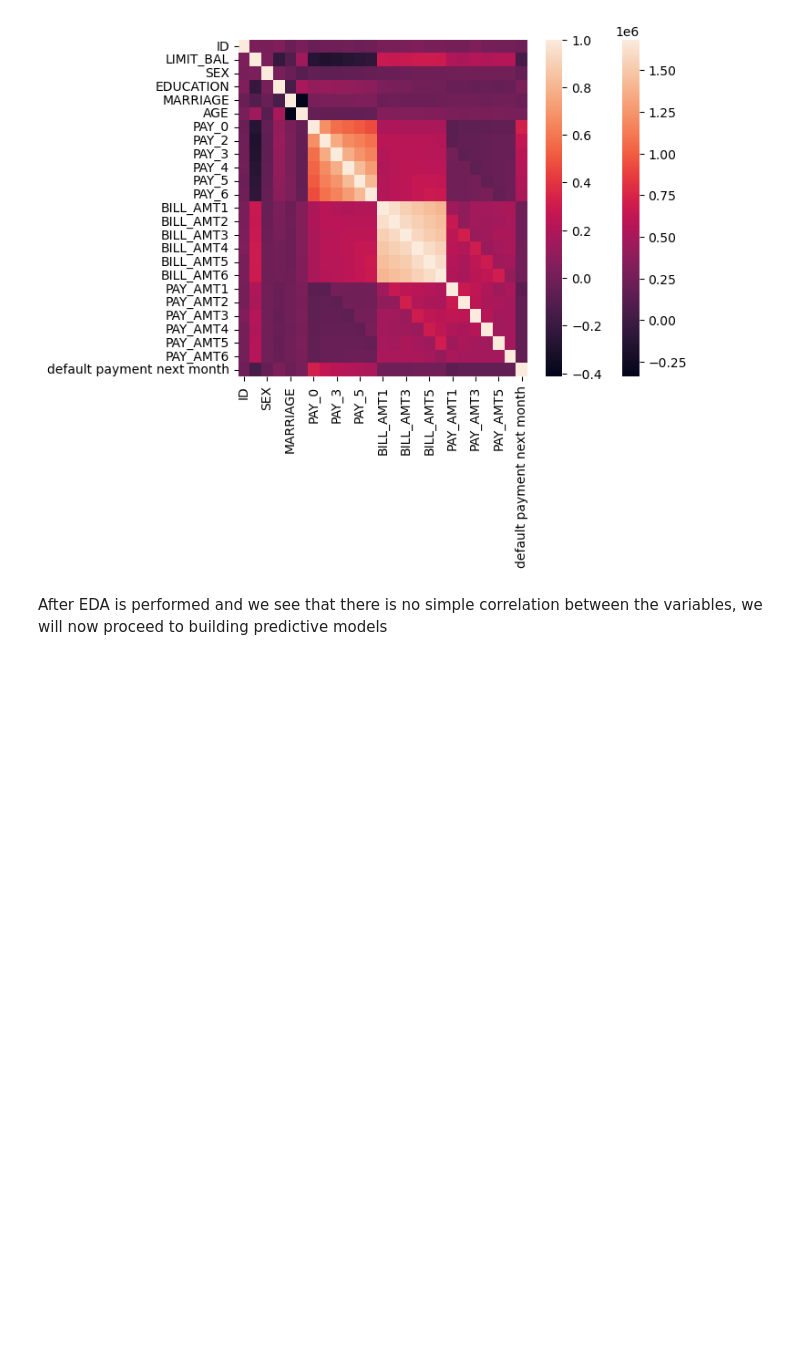
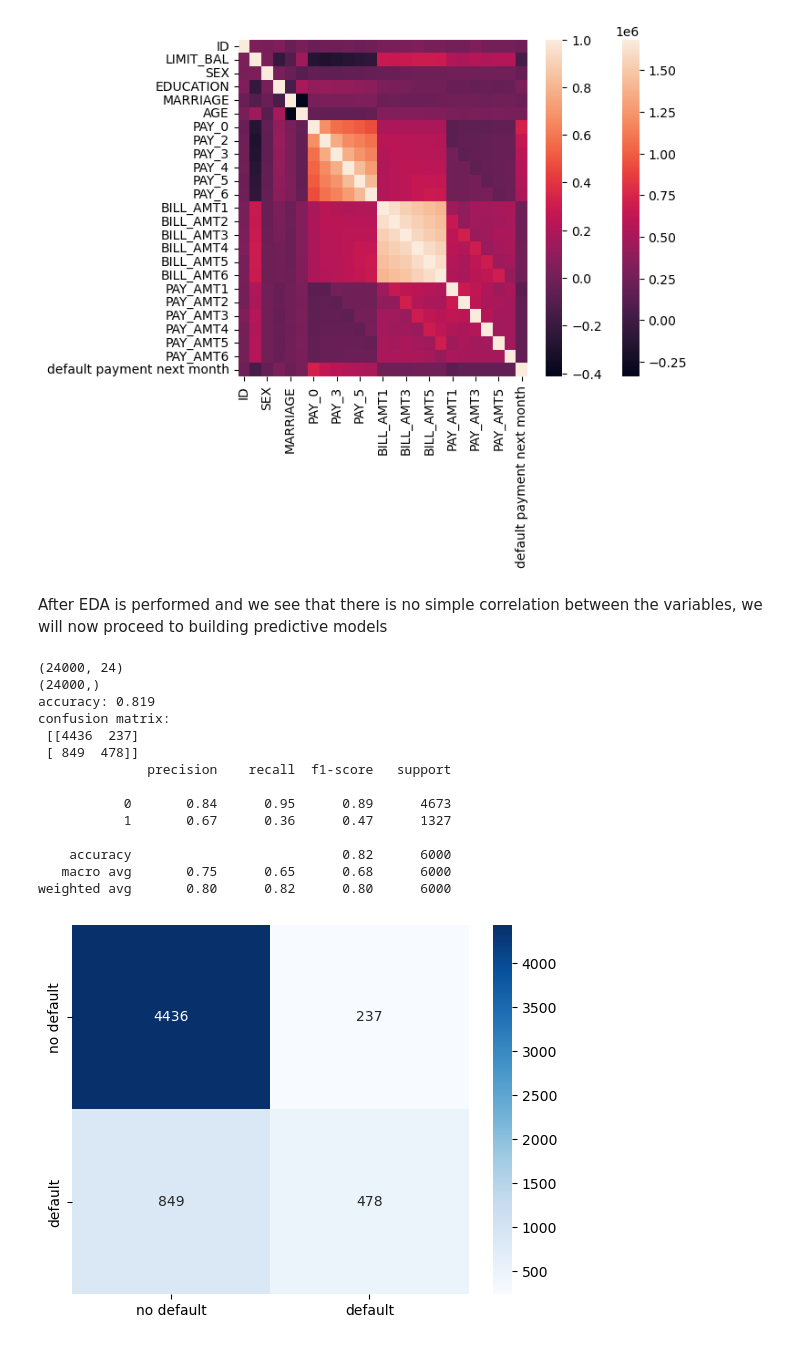
Before and after one commit to xblam/store_sales_predictions, a Jupyter notebook: notebooks/01_clean_and_EDA.ipynb, the cells around one changed output. Drawn from its saved outputs; the diff is of its cells as text; code cells hidden in the pictures; blank space fills up the shorter version.

```diff
--- a/notebooks/01_clean_and_EDA.ipynb
+++ b/notebooks/01_clean_and_EDA.ipynb
@@ -101,3 +95,55 @@ After EDA is performed and we see that there is no simple correlation between th
 # for example, Marrital_status goes from 1 for married, 2 for single, and 3 for other. We want to turn this into 3 binary columns using one hot encoding
 # %%
 # the first model that I want to build will be the xgboost since it will run without needing any further dummy variables/encodings, and can also deal with NANs (even though there are none in this case)
+
+
+
+# the firs thing that I will have to do is make the target column y, and then drop it to make X
+X = df.drop("default payment next month", axis=1)
+y = df["default payment next month"]
+
+# it is also good for me to test and make sure that there is some balance in the classes of y
+y.value_counts() # 0 -> 23364, 1-> 6636
+# since this is relatively unbalanced, this means that I should stratify to make sure that we are balanced
+
+X_train, X_test, y_train, y_test = train_test_split(X, y, test_size=0.2, random_state=42, stratify=y)
+print(X_train.shape)
+print(y_train.shape)
+
+# now that we have split the testing and training data, it is time to make the actual models.
+model = XGBClassifier(
+    n_estimators = 100,
+    max_depth = 3,
+    learning_rate=0.1,
+    eval_metric="logloss"
+)
+
+model.fit(X_train, y_train)
+
+y_pred = model.predict(X_test)
+
+from sklearn.metrics import accuracy_score, confusion_matrix, classification_report
+
+print('accuracy:', accuracy_score(y_test, y_pred))
+cm = confusion_matrix(y_test, y_pred)
+print('confusion matrix:\n', cm)
+labels = ['no default', 'default']
+sns.heatmap(cm, annot=True, fmt='d', cmap='Blues', xticklabels=labels, yticklabels=labels)
+
+print(classification_report(y_test, y_pred))
+# %% [output]
+(24000, 24)
+(24000,)
+accuracy: 0.819
+confusion matrix:
+ [[4436  237]
+ [ 849  478]]
+              precision    recall  f1-score   support
+
+           0       0.84      0.95      0.89      4673
+           1       0.67      0.36      0.47      1327
+
+    accuracy                           0.82      6000
+   macro avg       0.75      0.65      0.68      6000
+weighted avg       0.80      0.82      0.80      6000
+[figure, added]
```
Also changed, not shown: parts of 2 cells of this notebook.
